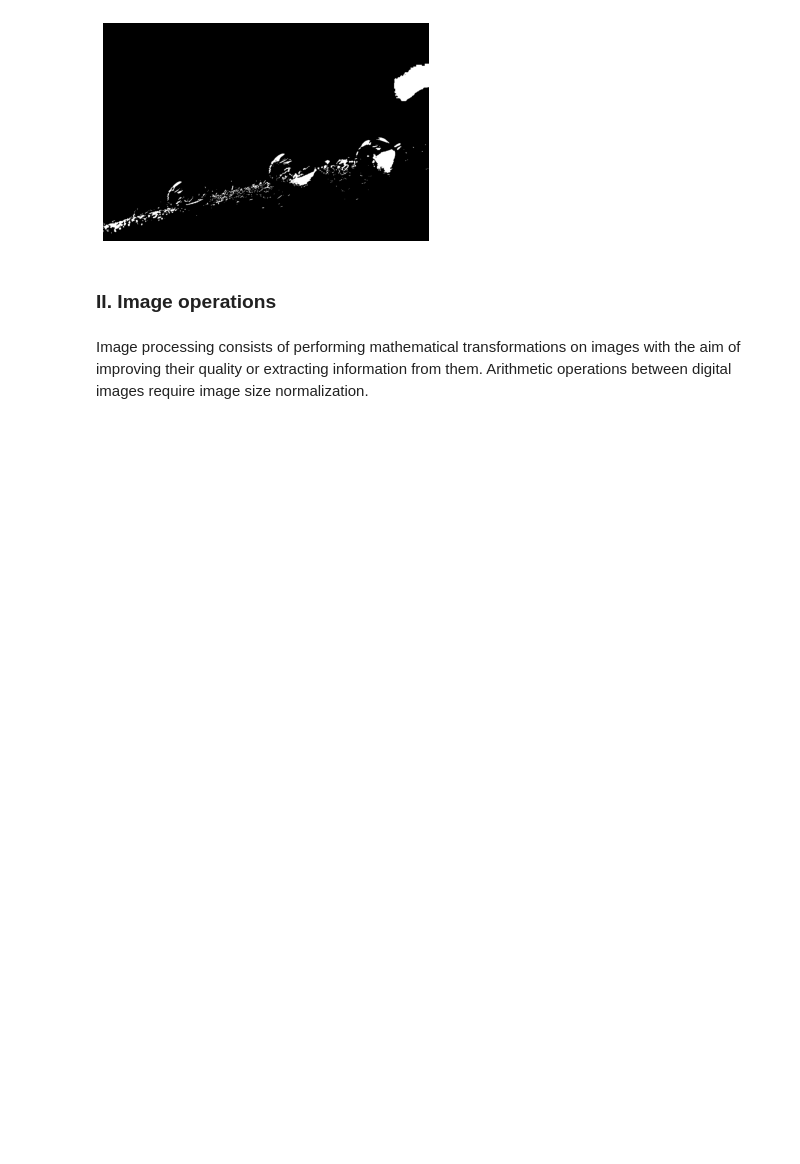
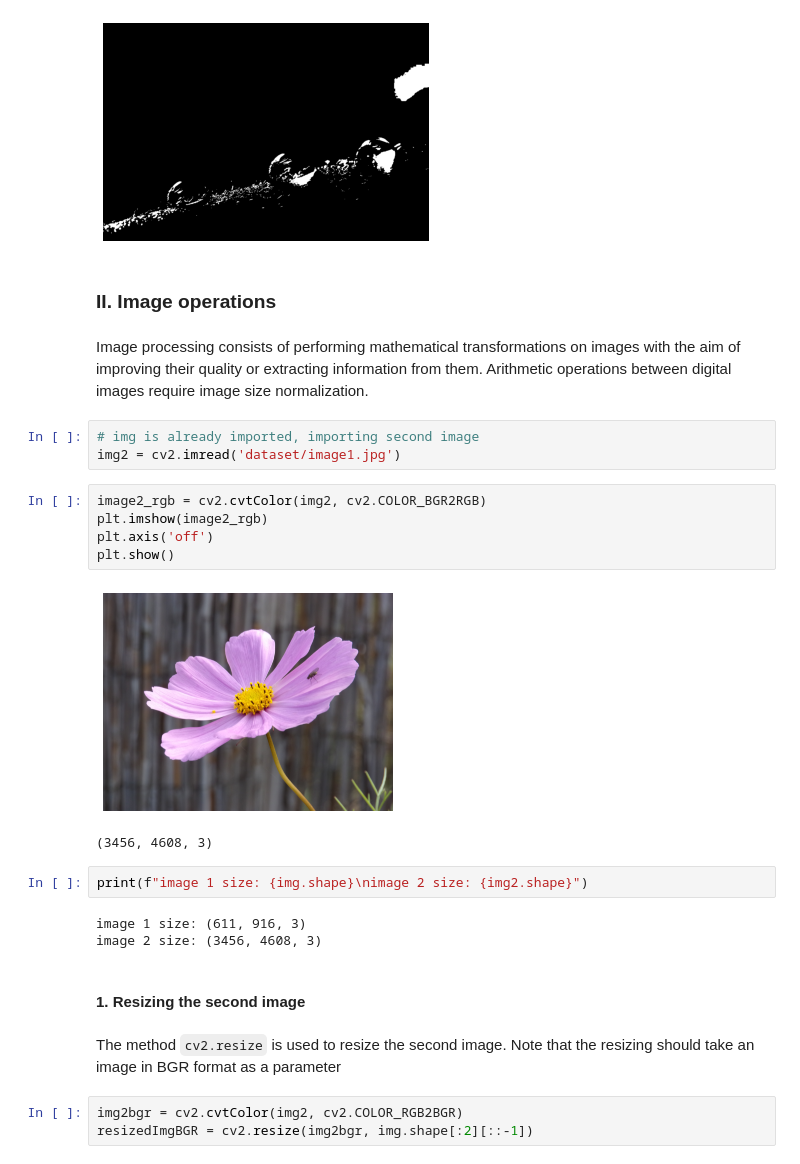
Before and after one commit to AhmedCharfeddine/ImageProcessingLab, a Jupyter notebook: session1/main.ipynb, the cells around one changed output. Drawn from its saved outputs; the diff is of its cells as text; blank space fills up the shorter version.

```diff
--- a/session1/main.ipynb
+++ b/session1/main.ipynb
@@ -76,3 +79,26 @@ display_binary_image(205)
 ### II. Image operations
 # %% [markdown]
 Image processing consists of performing mathematical transformations on images with the aim of improving their quality or extracting information from them. Arithmetic operations between digital images require image size normalization.
+# %%
+# img is already imported, importing second image
+img2 = cv2.imread('dataset/image1.jpg')
+# %%
+image2_rgb = cv2.cvtColor(img2, cv2.COLOR_BGR2RGB)
+plt.imshow(image2_rgb)
+plt.axis('off')
+plt.show()
+# %% [output]
+[figure, added]
+(3456, 4608, 3)
+# %%
+print(f"image 1 size: {img.shape}\nimage 2 size: {img2.shape}")
+# %% [output]
+image 1 size: (611, 916, 3)
+image 2 size: (3456, 4608, 3)
+# %% [markdown]
+#### 1. Resizing the second image
+# %% [markdown]
+The method `cv2.resize` is used to resize the second image. Note that the resizing should take an image in BGR format as a parameter
+# %%
+img2bgr = cv2.cvtColor(img2, cv2.COLOR_RGB2BGR)
+resizedImgBGR = cv2.resize(img2bgr, img.shape[:2][::-1])
```
Also changed, not shown: parts of 17 cells of this notebook.
